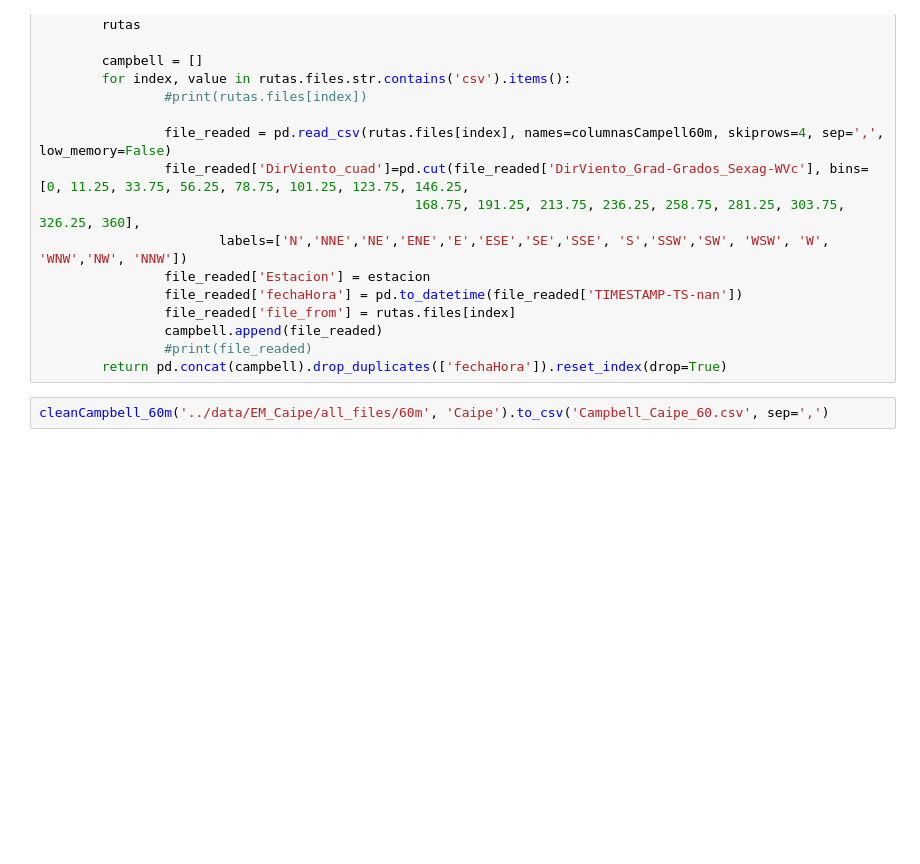
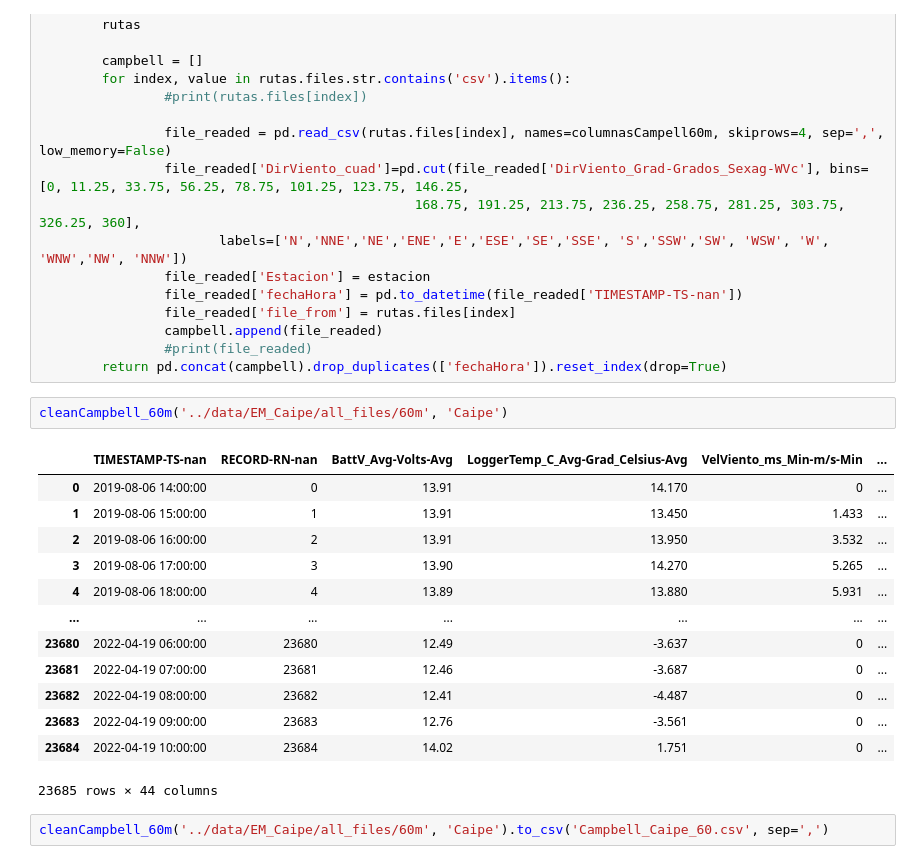
Before and after one commit to ctalamilla/tacatacaMeteo, a Jupyter notebook: Notebooks/EDA.ipynb, the cells around one changed output. Saved outputs shown, nothing was run; the diff lists cells and outputs as text; blank space fills up the shorter version.

```diff
--- a/Notebooks/EDA.ipynb
+++ b/Notebooks/EDA.ipynb
@@ -556,6 +603,22 @@ def cleanCampbell_60m(ruta, estacion):
                 campbell.append(file_readed)
                 #print(file_readed)
         return pd.concat(campbell).drop_duplicates(['fechaHora']).reset_index(drop=True)
+# %%
+cleanCampbell_60m('../data/EM_Caipe/all_files/60m', 'Caipe')
+# %% [output]
+|  | TIMESTAMP-TS-nan | RECORD-RN-nan | BattV_Avg-Volts-Avg | LoggerTemp_C_Avg-Grad_Celsius-Avg | VelViento_ms_Min-m/s-Min | ... |
+| 0 | 2019-08-06 14:00:00 | 0 | 13.91 | 14.170 | 0 | ... |
+| 1 | 2019-08-06 15:00:00 | 1 | 13.91 | 13.450 | 1.433 | ... |
+| 2 | 2019-08-06 16:00:00 | 2 | 13.91 | 13.950 | 3.532 | ... |
+| 3 | 2019-08-06 17:00:00 | 3 | 13.90 | 14.270 | 5.265 | ... |
+| 4 | 2019-08-06 18:00:00 | 4 | 13.89 | 13.880 | 5.931 | ... |
+| ... | ... | ... | ... | ... | ... | ... |
+| 23680 | 2022-04-19 06:00:00 | 23680 | 12.49 | -3.637 | 0 | ... |
+| 23681 | 2022-04-19 07:00:00 | 23681 | 12.46 | -3.687 | 0 | ... |
+| 23682 | 2022-04-19 08:00:00 | 23682 | 12.41 | -4.487 | 0 | ... |
+| 23683 | 2022-04-19 09:00:00 | 23683 | 12.76 | -3.561 | 0 | ... |
+| 23684 | 2022-04-19 10:00:00 | 23684 | 14.02 | 1.751 | 0 | ... |
+23685 rows × 44 columns
 # %%
 cleanCampbell_60m('../data/EM_Caipe/all_files/60m', 'Caipe').to_csv('Campbell_Caipe_60.csv', sep=',')
 # %% [markdown]
```
Also changed, not shown: parts of 10 cells of this notebook, 2 other files.
